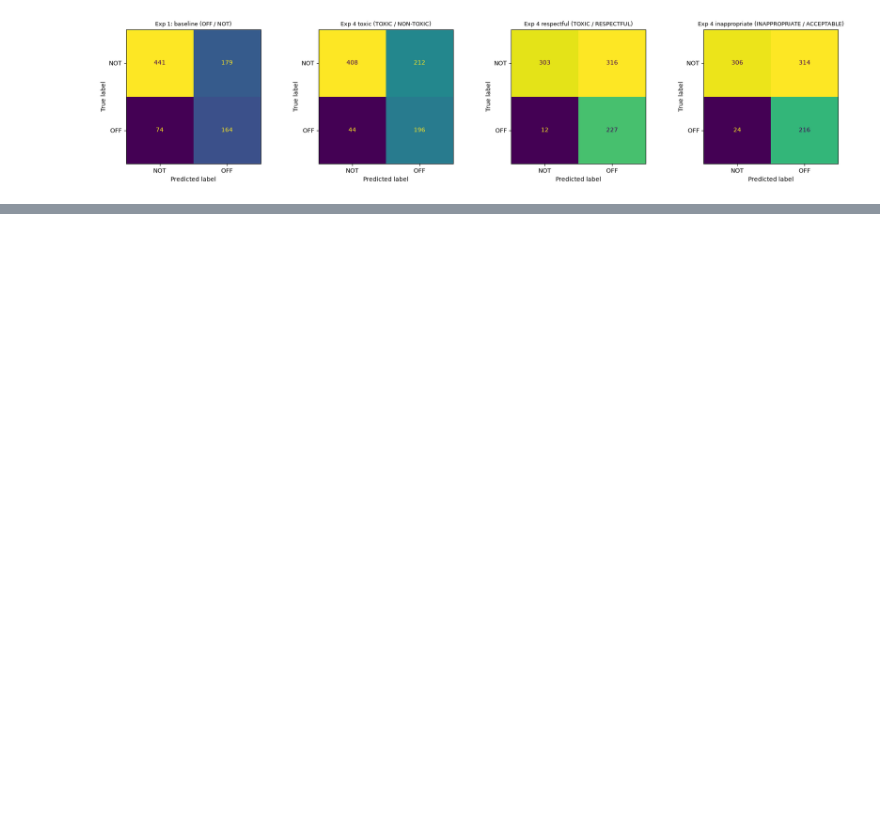
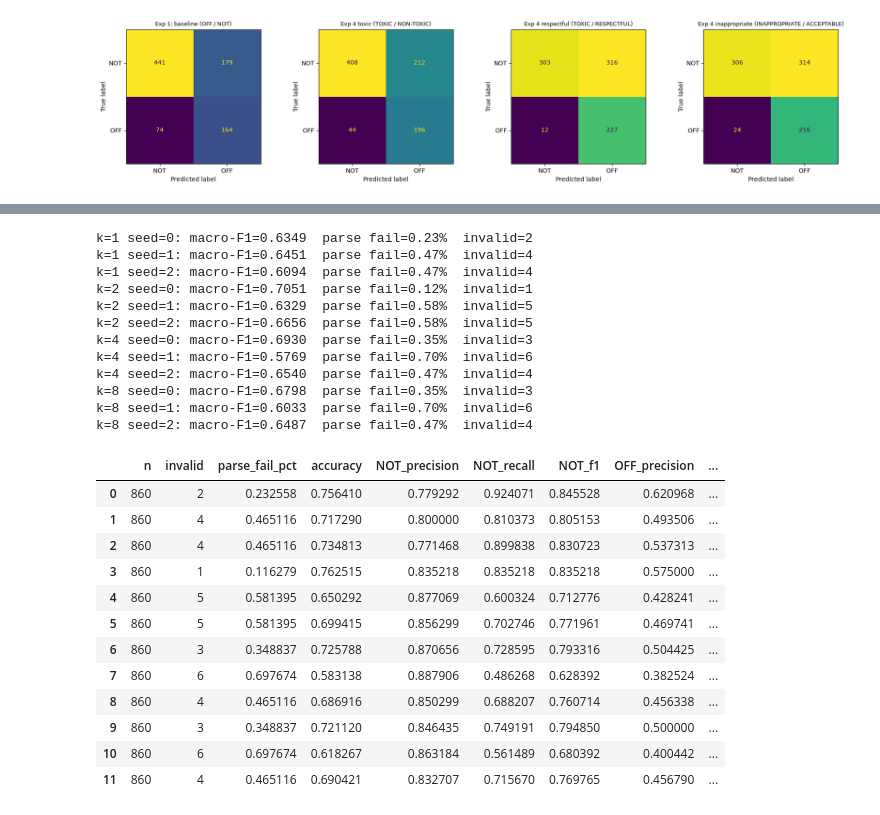
Before and after one commit to s4ddo/subjective-assignment-3, a Jupyter notebook: A3-notebook-group3.ipynb, the cells around one changed output, grey strips where cells are left out. Saved outputs shown, nothing was run; the diff lists cells and outputs as text; code cells hidden in the pictures; blank space fills up the shorter version.

```diff
--- a/A3-notebook-group3.ipynb
+++ b/A3-notebook-group3.ipynb
@@ -514,0 +641,65 @@ plt.show()
+# %%
+def compute_metrics(df):
+    """Return per-class and macro metrics for a predictions DataFrame (no printing)."""
+    valid = df.dropna(subset=["prediction"]).copy()
+    valid["prediction"] = valid["prediction"].astype(int)
+
+    report = classification_report(
+        valid["labels"], valid["prediction"],
+        labels=[0, 1], target_names=["NOT", "OFF"],
+        output_dict=True, zero_division=0,
+    )
+    cm = confusion_matrix(valid["labels"], valid["prediction"], labels=[0, 1])
+
+    return {
+        "n": len(df),
+        "invalid": len(df) - len(valid),
+        "parse_fail_pct": 100 * (len(df) - len(valid)) / len(df),
+        "accuracy": report["accuracy"],
+        "NOT_precision": report["NOT"]["precision"],
+        "NOT_recall": report["NOT"]["recall"],
+        "NOT_f1": report["NOT"]["f1-score"],
+        "OFF_precision": report["OFF"]["precision"],
+        "OFF_recall": report["OFF"]["recall"],
+        "OFF_f1": report["OFF"]["f1-score"],
+        "macro_f1": report["macro avg"]["f1-score"],
+        "cm": cm,
+    }
+
+
+exp5_rows = []
+for (k, seed), df in exp5_results.items():
+    m = compute_metrics(df)
+    m["k"] = k
+    m["seed"] = seed
+    exp5_rows.append(m)
+    print(f"k={k} seed={seed}: macro-F1={m['macro_f1']:.4f}  parse fail={m['parse_fail_pct']:.2f}%  invalid={m['invalid']}")
+
+exp5_by_seed = pd.DataFrame(exp5_rows).sort_values(["k", "seed"]).reset_index(drop=True)
+exp5_by_seed.drop(columns=["cm"])
+# %% [output]
+k=1 seed=0: macro-F1=0.6349  parse fail=0.23%  invalid=2
+k=1 seed=1: macro-F1=0.6451  parse fail=0.47%  invalid=4
+k=1 seed=2: macro-F1=0.6094  parse fail=0.47%  invalid=4
+k=2 seed=0: macro-F1=0.7051  parse fail=0.12%  invalid=1
+k=2 seed=1: macro-F1=0.6329  parse fail=0.58%  invalid=5
+k=2 seed=2: macro-F1=0.6656  parse fail=0.58%  invalid=5
+k=4 seed=0: macro-F1=0.6930  parse fail=0.35%  invalid=3
+k=4 seed=1: macro-F1=0.5769  parse fail=0.70%  invalid=6
+k=4 seed=2: macro-F1=0.6540  parse fail=0.47%  invalid=4
+k=8 seed=0: macro-F1=0.6798  parse fail=0.35%  invalid=3
+k=8 seed=1: macro-F1=0.6033  parse fail=0.70%  invalid=6
+k=8 seed=2: macro-F1=0.6487  parse fail=0.47%  invalid=4
+|  | n | invalid | parse_fail_pct | accuracy | NOT_precision | NOT_recall | NOT_f1 | OFF_precision | ... |
+| 0 | 860 | 2 | 0.232558 | 0.756410 | 0.779292 | 0.924071 | 0.845528 | 0.620968 | ... |
+| 1 | 860 | 4 | 0.465116 | 0.717290 | 0.800000 | 0.810373 | 0.805153 | 0.493506 | ... |
+| 2 | 860 | 4 | 0.465116 | 0.734813 | 0.771468 | 0.899838 | 0.830723 | 0.537313 | ... |
+| 3 | 860 | 1 | 0.116279 | 0.762515 | 0.835218 | 0.835218 | 0.835218 | 0.575000 | ... |
+| 4 | 860 | 5 | 0.581395 | 0.650292 | 0.877069 | 0.600324 | 0.712776 | 0.428241 | ... |
+| 5 | 860 | 5 | 0.581395 | 0.699415 | 0.856299 | 0.702746 | 0.771961 | 0.469741 | ... |
+| 6 | 860 | 3 | 0.348837 | 0.725788 | 0.870656 | 0.728595 | 0.793316 | 0.504425 | ... |
+| 7 | 860 | 6 | 0.697674 | 0.583138 | 0.887906 | 0.486268 | 0.628392 | 0.382524 | ... |
+| 8 | 860 | 4 | 0.465116 | 0.686916 | 0.850299 | 0.688207 | 0.760714 | 0.456338 | ... |
+| 9 | 860 | 3 | 0.348837 | 0.721120 | 0.846435 | 0.749191 | 0.794850 | 0.500000 | ... |
+| 10 | 860 | 6 | 0.697674 | 0.618267 | 0.863184 | 0.561489 | 0.680392 | 0.400442 | ... |
+| 11 | 860 | 4 | 0.465116 | 0.690421 | 0.832707 | 0.715670 | 0.769765 | 0.456790 | ... |
```
Also changed, not shown: parts of 7 cells of this notebook, 18 other files.
